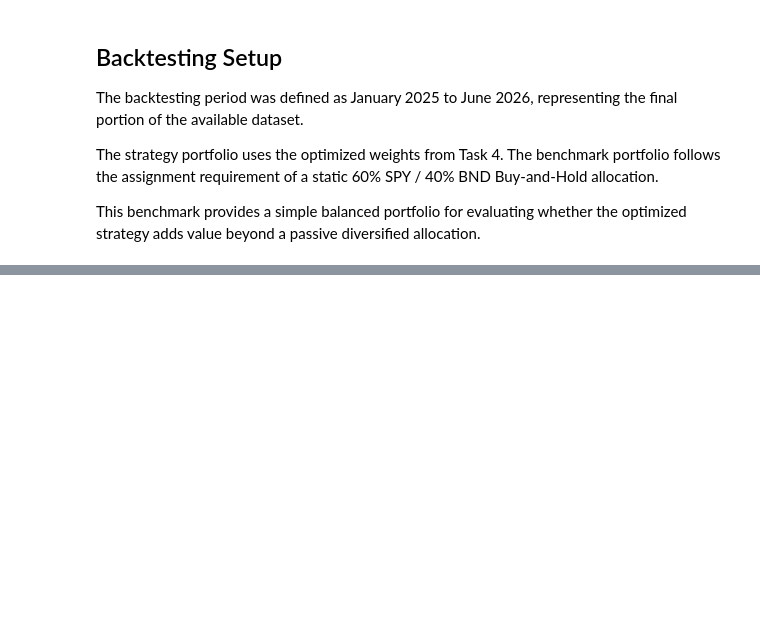
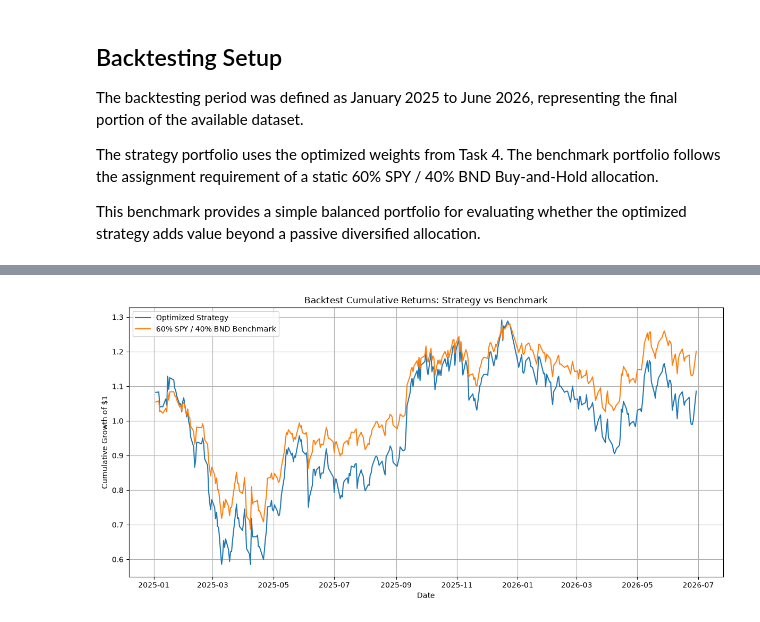
Before and after one commit to Bilen189/portfolio-optimization, a Jupyter notebook: notebooks/task_5_backtesting.ipynb, the cells around one changed output, grey strips where cells are left out. Saved outputs shown, nothing was run; the diff lists cells and outputs as text; code cells hidden in the pictures; blank space fills up the shorter version.

Commit message:
Simulate strategy and calculate performance metrics

```diff
--- a/notebooks/task_5_backtesting.ipynb
+++ b/notebooks/task_5_backtesting.ipynb
@@ -100,3 +100,8 @@ The backtesting period was defined as January 2025 to June 2026, representing th
 The strategy portfolio uses the optimized weights from Task 4. The benchmark portfolio follows the assignment requirement of a static 60% SPY / 40% BND Buy-and-Hold allocation.
 
 This benchmark provides a simple balanced portfolio for evaluating whether the optimized strategy adds value beyond a passive diversified allocation.
+# %%
+strategy_returns = backtest_returns.dot(strategy_weight_array)
+benchmark_returns = backtest_returns.dot(benchmark_weight_array)
+
+strategy_returns.head(), benchmark_returns.head()
@@ -102,0 +123,5 @@ This benchmark provides a simple balanced portfolio for evaluating whether the o
+# %%
+strategy_cumulative = (1 + strategy_returns).cumprod()
+benchmark_cumulative = (1 + benchmark_returns).cumprod()
+
+strategy_cumulative.head(), benchmark_cumulative.head()
@@ -102,0 +182,33 @@ This benchmark provides a simple balanced portfolio for evaluating whether the o
+# %%
+fig, ax = plt.subplots(figsize=(12, 6))
+
+ax.plot(
+    strategy_cumulative,
+    label="Optimized Strategy"
+)
+
+ax.plot(
+    benchmark_cumulative,
+    label="60% SPY / 40% BND Benchmark"
+)
+
+ax.set_title("Backtest Cumulative Returns: Strategy vs Benchmark")
+ax.set_xlabel("Date")
+ax.set_ylabel("Cumulative Growth of $1")
+ax.legend()
+ax.grid(True)
+
+import os
+os.makedirs("reports/figures", exist_ok=True)
+
+fig.tight_layout()
+
+fig.savefig(
+    "reports/figures/task5_cumulative_returns.png",
+    dpi=300,
+    bbox_inches="tight"
+)
+
+plt.show()
+# %% [output]
+[figure, added]
```
Also changed, not shown: parts of 5 cells of this notebook, 1 other file.
